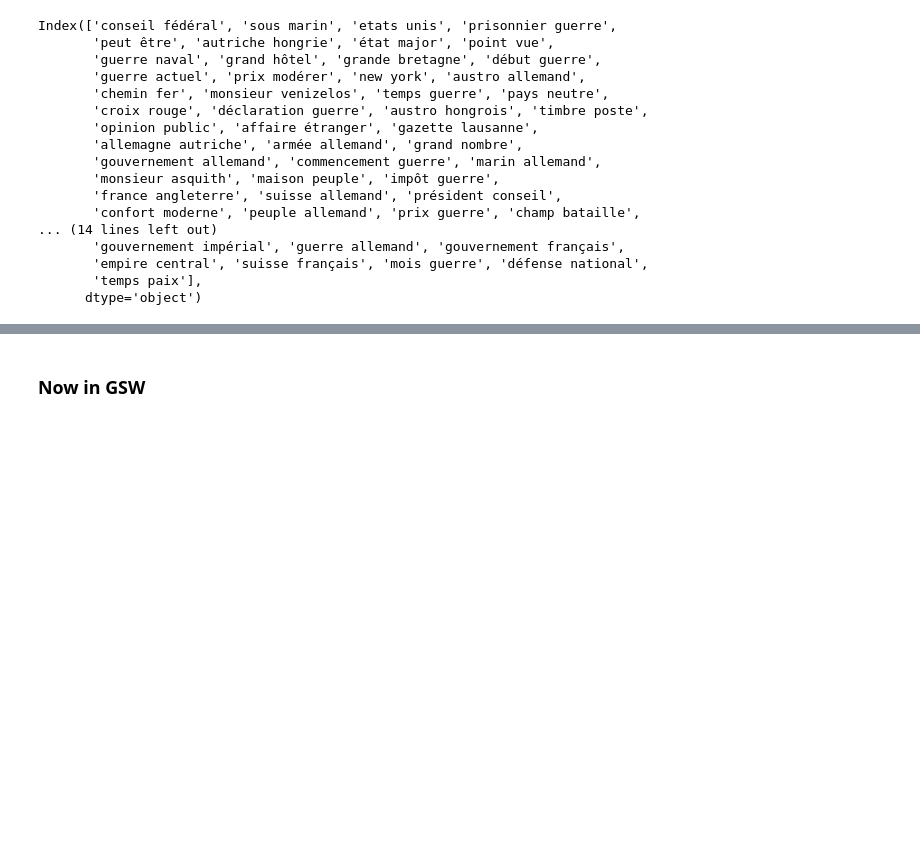
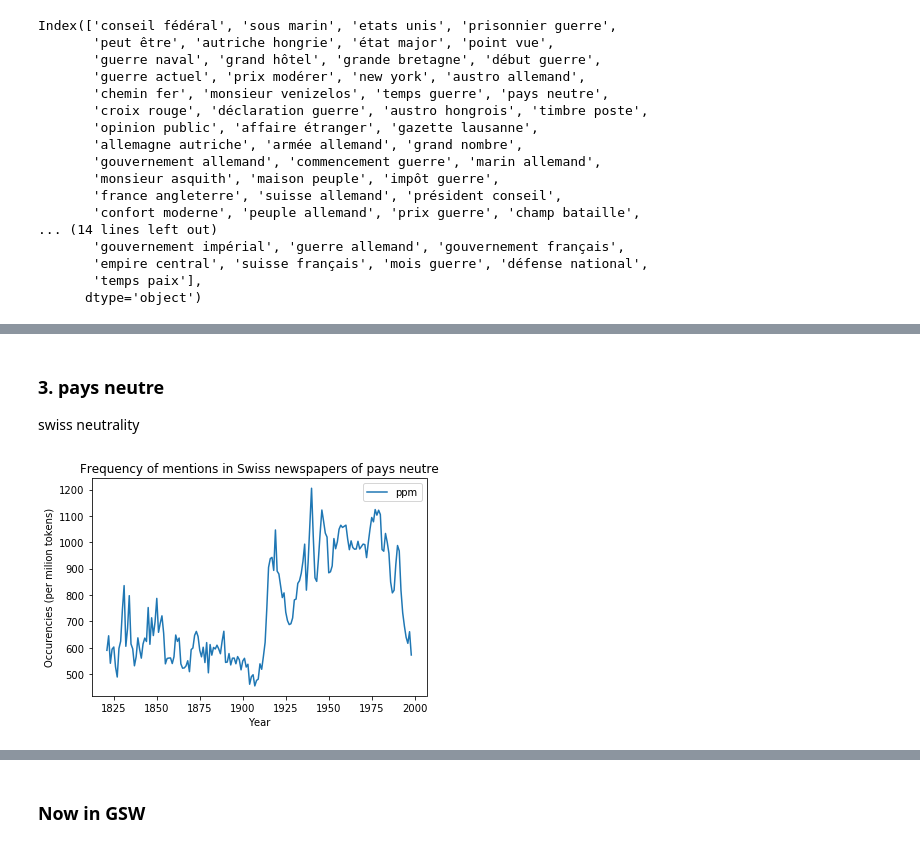
Before and after one commit to ludovicaschaerf/H-D_Project, a Jupyter notebook: newspapers_propaganda/propaganda.ipynb, the cells around one changed output, grey strips where cells are left out. Cells and saved outputs as stored; diff of their text form; code cells hidden in the pictures; blank space fills up the shorter version.

```diff
--- a/newspapers_propaganda/propaganda.ipynb
+++ b/newspapers_propaganda/propaganda.ipynb
@@ -180,0 +250,8 @@ Index(['conseil fédéral', 'sous marin', 'etats unis', 'prisonnier guerre',
+# %% [markdown]
+### 3. pays neutre
+
+swiss neutrality
+# %%
+vis_bigram(trends_french_selected, "pays neutre")
+# %% [output]
+[figure, added]
```
Also changed, not shown: parts of 29 cells of this notebook, 4 other files.
